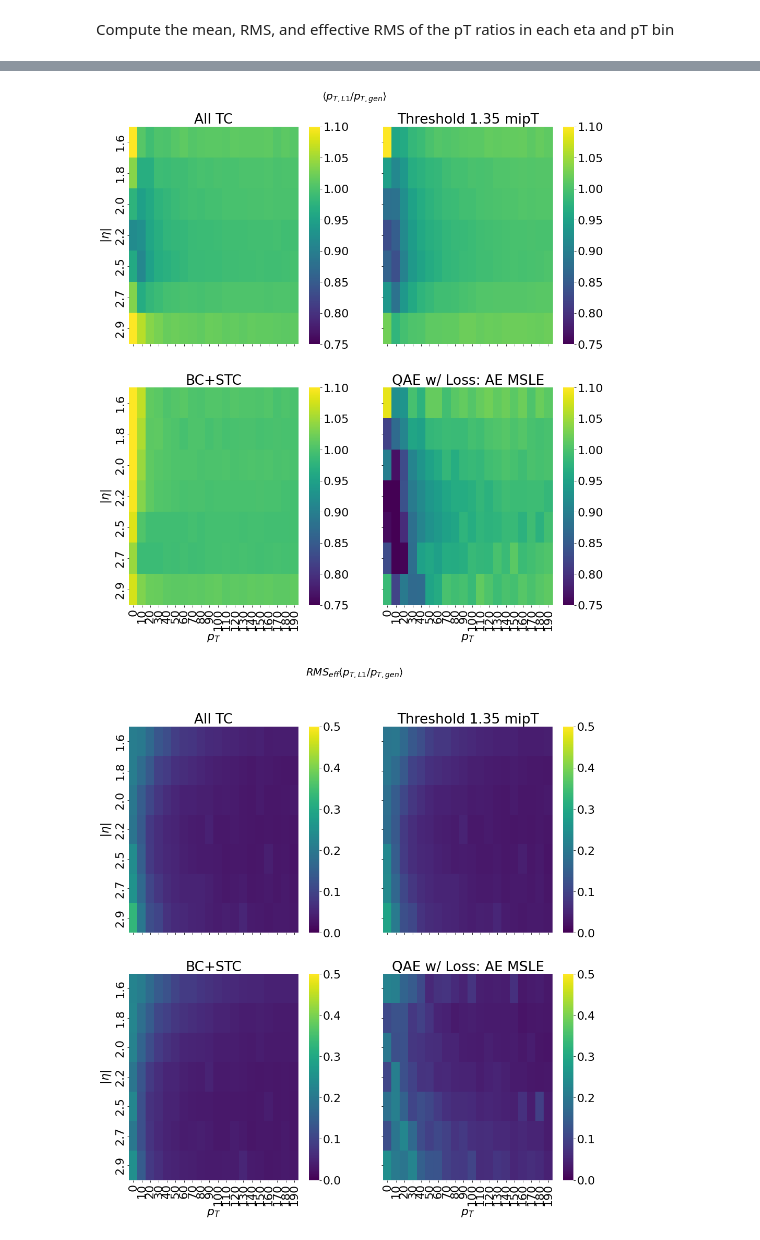
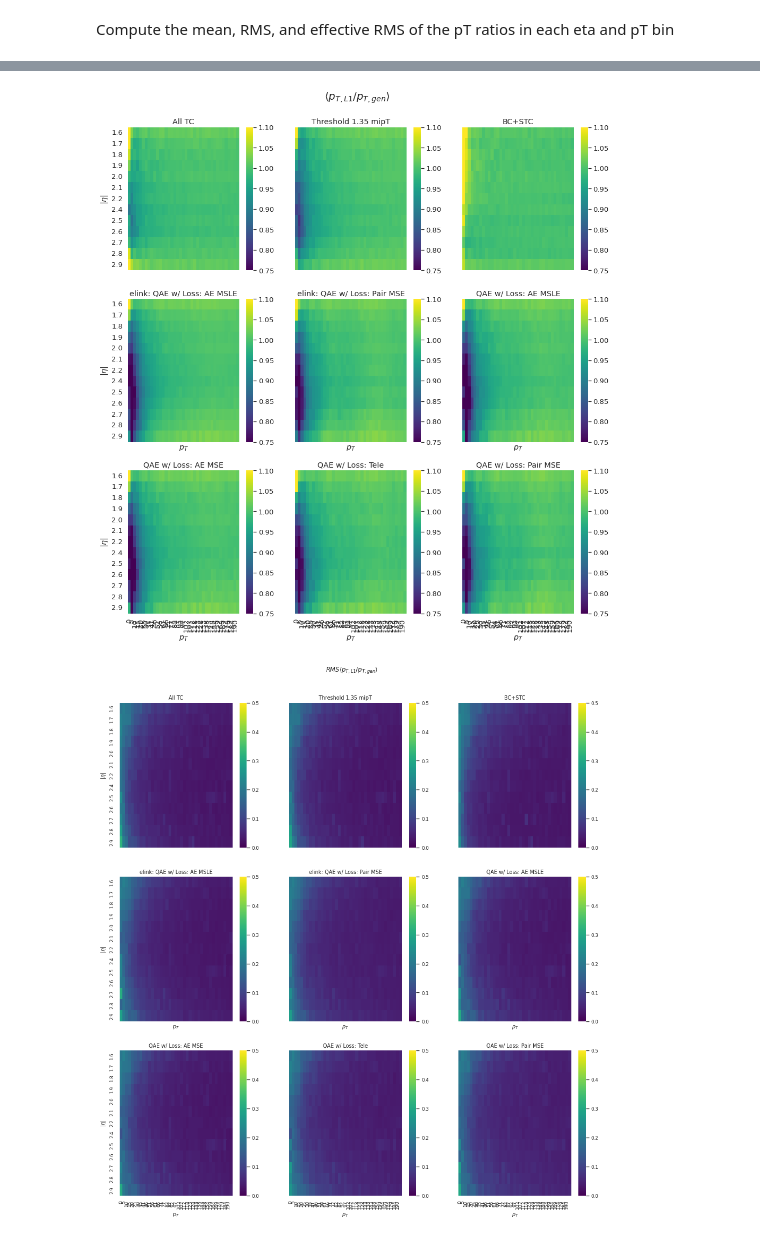
Before and after one commit to rohanshenoy/ECONAutoencoderStudy, a Jupyter notebook: notebooks/electron_photon_calibration_autoencoder.ipynb, the cells around one changed output, grey strips where cells are left out. Drawn from its saved outputs; the diff is of its cells as text; code cells hidden in the pictures.

```diff
--- a/notebooks/electron_photon_calibration_autoencoder.ipynb
+++ b/notebooks/electron_photon_calibration_autoencoder.ipynb
@@ -434,7 +409,7 @@ def effrms(df, c=0.68):
         x = df[col]
         x = np.sort(x, kind="mergesort")
         m = int(c * len(x)) + 1
-        out[col] = [np.min(x[m:] - x[:-m]) / 2.0]
+        out[col] = [np.min(np.subtract(x[m:],x[:-m])) / 2.0]
     return pd.DataFrame(out).iloc[0]
 # %%
 etameans = {}
@@ -443,11 +418,15 @@ etaeffrmss = {}
 ptmeans = {}
 ptrmss = {}
 pteffrmss = {}
+both_means={}
+both_eff_rms={}
 plot_var = ['genpart_pt', 'genpart_abseta',
             'genpart_bineta', 'genpart_binpt',
            'cl3d_pt', 'cl3d_abseta', 'cl3d_pt_calib',
            'cl3d_pt_corr_eta', 'cl3d_over_gen_pt',
            'calib_over_gen_pt', 'corr_eta_over_gen_pt']
+
+
 for name,df in algo_cut.items():
     select = df.query('genpart_pid==1 and genpart_pt>10')
     etameans[name] = select[plot_var].groupby('genpart_bineta').mean()
@@ -456,6 +435,8 @@ for name,df in algo_cut.items():
     ptmeans[name] = select[plot_var].groupby('genpart_binpt').mean()
     ptrmss[name] = select[plot_var].groupby('genpart_binpt').std()
     pteffrmss[name] = select[plot_var].groupby('genpart_binpt').apply(effrms)
+    both_means[name]=select[plot_var].groupby(['genpart_binpt','genpart_bineta']).mean()
+    both_eff_rms[name]=select[plot_var].groupby(['genpart_binpt','genpart_bineta']).apply(effrms)
     #print(etarmss[name])
 # %%
 plotted_algo = ['Threshold0',
@@ -563,10 +538,0 @@ Eff RMS vs pt
-# %%
-binetasize = 0.2
-binptsize = 10
-
-eta_min = 1.6
-eta_max = 2.9
-
-for name, df in algo_cut.items():
-    df['eta_bin'] = ((df['genpart_abseta'] - etamin)//binetasize).astype('int32')
-    df['pt_bin'] = (df['genpart_pt'] // binptsize).astype('int32')
@@ -575,19 +577,20 @@ for name, df in algo_cut.items():
 # %%
-import seaborn as sns
-fig, axes = plt.subplots(2, 2, figsize=(16, 16), facecolor='white', sharex=True, sharey=True)
+#Mean heatmaps
+sns.set(font_scale=1.2)
+fig, axes = plt.subplots(3, 3, figsize=(16, 16), facecolor='white', sharex=True, sharey=True)
 fig.suptitle(r'$\langle p_{T,L1}/p_{T,gen}\rangle$', fontsize=20)
 
 # calculate pt ratio and 68% CI
-eta_bins = [f'{neta:0.1f}' for neta in np.linspace(eta_min, eta_max, 7)]
-pt_bins = np.linspace(0., 190, 20).astype(int)
+eta_bins = [f'{neta:0.1f}' for neta in np.linspace(etamin, etamax, 13)]
+pt_bins = np.linspace(0., 190, 38).astype(int)
 
 for ix, (algo, df_algo) in enumerate(algo_cut.items()):
 
 
-    ax = axes[ix//2][ix%2]
+    ax = axes[ix//3][ix%3]
     df = df_algo.query('(cl3d_pt_corr_eta > 5) and (genpart_pt > 5)')
-    df = df.groupby(['pt_bin', 'eta_bin']).mean()
-    df = df.reset_index().pivot(columns='pt_bin', index='eta_bin', values='corr_eta_over_gen_pt')
+    df = df.groupby(['genpart_binpt', 'genpart_bineta']).mean()
+    df = df.reset_index().pivot(columns='genpart_binpt', index='genpart_bineta', values='corr_eta_over_gen_pt')
     sns.heatmap(df, ax=ax, cmap='viridis',
                 xticklabels=pt_bins,
                 yticklabels=eta_bins,
@@ -600,51 +603,54 @@ for ix, (algo, df_algo) in enumerate(algo_cut.items()):
     ax.set_ylabel('')
     plt.yticks(rotation=0)
 
-    if ix%2 == 0:
+    if ix%3 == 0:
         ax.set_ylabel('$|\eta|$')
 
-    if ix//2 > 0:
+    if ix//3 > 0:
         ax.set_xlabel(r'$p_{T}$')
-
-#plt.savefig('../img/pt_mean_pt_eta.pdf')
+plt.savefig('/home/cms.rshenoy/Plots/pt_mean_pt_eta.pdf')
 fig.subplots_adjust(top=0.92)
 plt.show()
 # %% [output]
-[figure, old version]
+[figure, new version]
 # %%
-import seaborn as sns
-fig, axes = plt.subplots(2, 2, figsize=(16, 16), facecolor='white', sharex=True, sharey=True)
-fig.suptitle(r'$RMS_{eff}\langle p_{T,L1}/p_{T,gen}\rangle$', fontsize=20)
+#RMS heatmaps
+sns.set(font_scale=0.8)
+
+fig, axes = plt.subplots(3, 3, figsize=(16, 16), facecolor='white', sharex=True, sharey=True)
+fig.suptitle(r'$RMS\langle p_{T,L1}/p_{T,gen}\rangle$')
 
 # calculate pt ratio and 68% CI
-eta_bins = [f'{neta:0.1f}' for neta in np.linspace(eta_min, eta_max, 7)]
-pt_bins = np.linspace(0., 190, 20).astype(int)
+eta_bins = [f'{neta:0.1f}' for neta in np.linspace(etamin, etamax, 13)]
+pt_bins = np.linspace(0., 190, 38).astype(int)
 
 for ix, (algo, df_algo) in enumerate(algo_cut.items()):
 
-    ax = axes[ix//2][ix%2]
+
+    ax = axes[ix//3][ix%3]
     df = df_algo.query('(cl3d_pt_corr_eta > 5) and (genpart_pt > 5)')
-    df = df.groupby(['pt_bin', 'eta_bin']).std()
-    df = df.reset_index().pivot(columns='pt_bin', index='eta_bin', values='corr_eta_over_gen_pt')
+    df = df.groupby(['genpart_binpt', 'genpart_bineta']).std()
+    df = df.reset_index().pivot(columns='genpart_binpt', index='genpart_bineta', values='corr_eta_over_gen_pt')
     sns.heatmap(df, ax=ax, cmap='viridis',
                 xticklabels=pt_bins,
                 yticklabels=eta_bins,
                 vmin=0.,
                 vmax=0.5,
                 #cbar=bool(ix%2)
                )
     ax.set_title(legends[algo])
     ax.set_xlabel('')
     ax.set_ylabel('')
     plt.yticks(rotation=0)
 
-    if ix%2 == 0:
+    if ix%3 == 0:
         ax.set_ylabel('$|\eta|$')
 
-    if ix//2 > 0:
+    if ix//3 > 0:
         ax.set_xlabel(r'$p_{T}$')
 
-#plt.savefig('../img/pt_err_pt_eta.pdf')
+plt.savefig('/home/cms.rshenoy/Plots/pt_rms_pt_eta.pdf')
+fig.subplots_adjust(top=0.92)
 plt.show()
 # %% [output]
-[figure, old version]
+[figure, new version]
```
Also changed, not shown: parts of 19 cells of this notebook.
